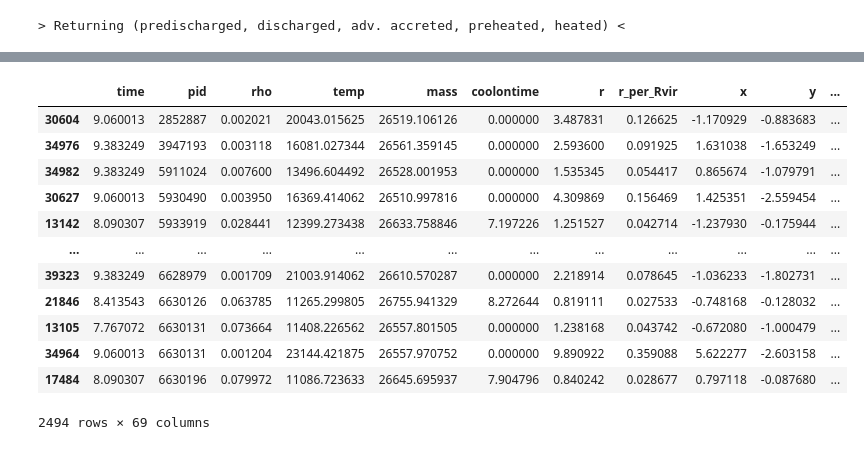
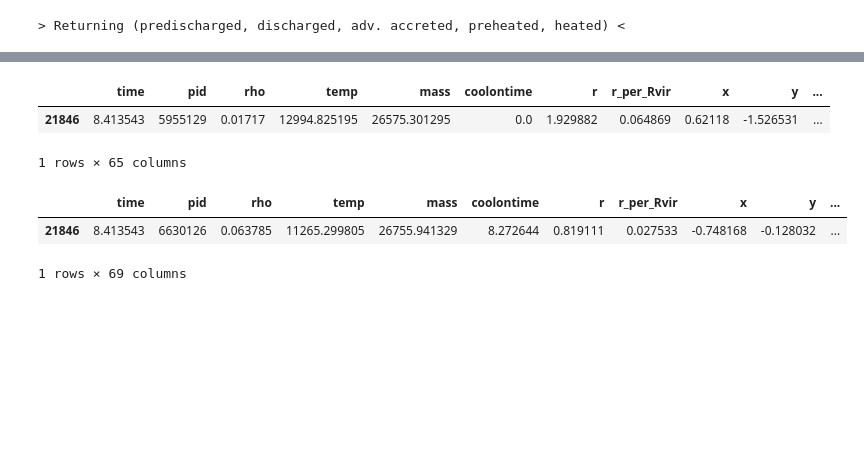
Before and after one commit to leoglonz/Astro_map, a Jupyter notebook: trackedparticles_chk2.ipynb, the cells around one changed output, grey strips where cells are left out. Saved outputs shown, nothing was run; the diff lists cells and outputs as text; code cells hidden in the pictures; blank space fills up the shorter version.

```diff
--- a/trackedparticles_chk2.ipynb
+++ b/trackedparticles_chk2.ipynb
@@ -28,17 +319,13 @@ discharged[discharged.sat_Mvir==float('nan')]
+# %%
+data1
+# %% [output]
+|  | time | pid | rho | temp | mass | coolontime | r | r_per_Rvir | x | y | ... |
+| 21846 | 8.413543 | 5955129 | 0.01717 | 12994.825195 | 26575.301295 | 0.0 | 1.929882 | 0.064869 | 0.62118 | -1.526531 | ... |
+1 rows × 65 columns
 # %%
-discharged[discharged.key=='h329_33']
+pd.DataFrame(discharged[discharged.key=='h329_33'].loc[21846]).T
 # h242_80
 # %% [output]
 |  | time | pid | rho | temp | mass | coolontime | r | r_per_Rvir | x | y | ... |
-| 30604 | 9.060013 | 2852887 | 0.002021 | 20043.015625 | 26519.106126 | 0.000000 | 3.487831 | 0.126625 | -1.170929 | -0.883683 | ... |
-| 34976 | 9.383249 | 3947193 | 0.003118 | 16081.027344 | 26561.359145 | 0.000000 | 2.593600 | 0.091925 | 1.631038 | -1.653249 | ... |
-| 34982 | 9.383249 | 5911024 | 0.007600 | 13496.604492 | 26528.001953 | 0.000000 | 1.535345 | 0.054417 | 0.865674 | -1.079791 | ... |
-| 30627 | 9.060013 | 5930490 | 0.003950 | 16369.414062 | 26510.997816 | 0.000000 | 4.309869 | 0.156469 | 1.425351 | -2.559454 | ... |
-| 13142 | 8.090307 | 5933919 | 0.028441 | 12399.273438 | 26633.758846 | 7.197226 | 1.251527 | 0.042714 | -1.237930 | -0.175944 | ... |
-| ... | ... | ... | ... | ... | ... | ... | ... | ... | ... | ... | ... |
-| 39323 | 9.383249 | 6628979 | 0.001709 | 21003.914062 | 26610.570287 | 0.000000 | 2.218914 | 0.078645 | -1.036233 | -1.802731 | ... |
 | 21846 | 8.413543 | 6630126 | 0.063785 | 11265.299805 | 26755.941329 | 8.272644 | 0.819111 | 0.027533 | -0.748168 | -0.128032 | ... |
-| 13105 | 7.767072 | 6630131 | 0.073664 | 11408.226562 | 26557.801505 | 0.000000 | 1.238168 | 0.043742 | -0.672080 | -1.000479 | ... |
-| 34964 | 9.060013 | 6630131 | 0.001204 | 23144.421875 | 26557.970752 | 0.000000 | 9.890922 | 0.359088 | 5.622277 | -2.603158 | ... |
-| 17484 | 8.090307 | 6630196 | 0.079972 | 11086.723633 | 26645.695937 | 7.904796 | 0.840242 | 0.028677 | 0.797118 | -0.087680 | ... |
-2494 rows × 69 columns
+1 rows × 69 columns
```
Also changed, not shown: parts of 27 cells of this notebook, 6 other files.
